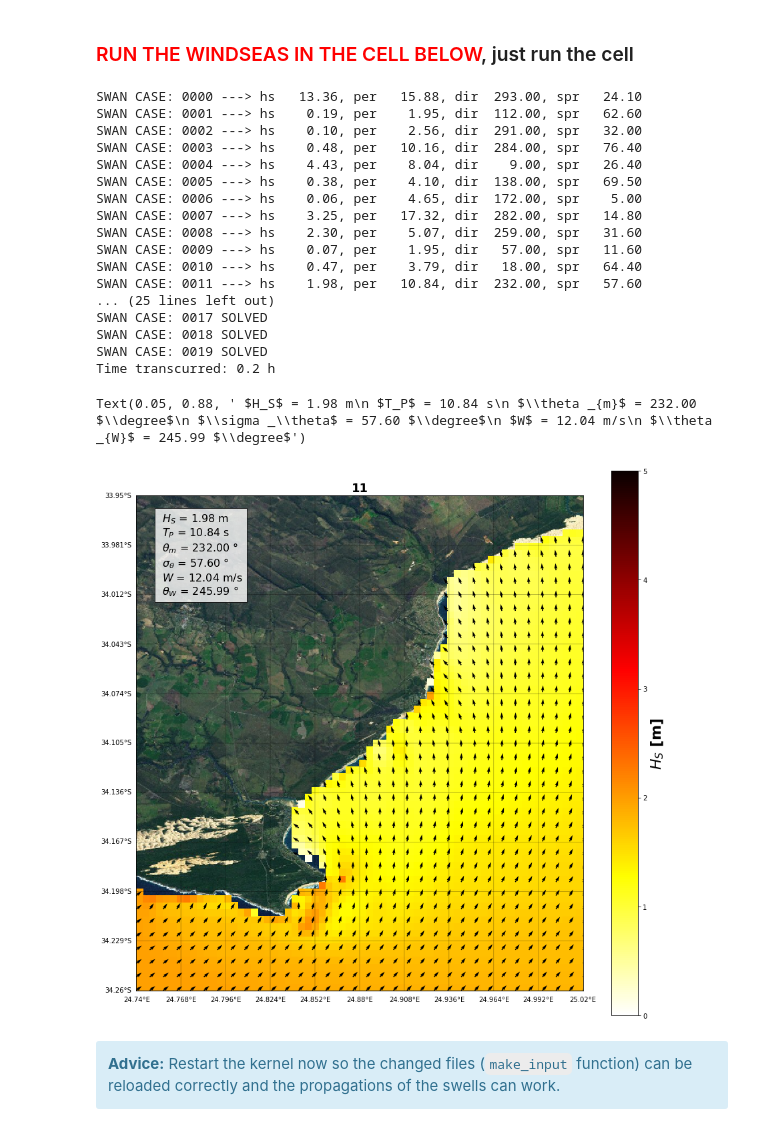
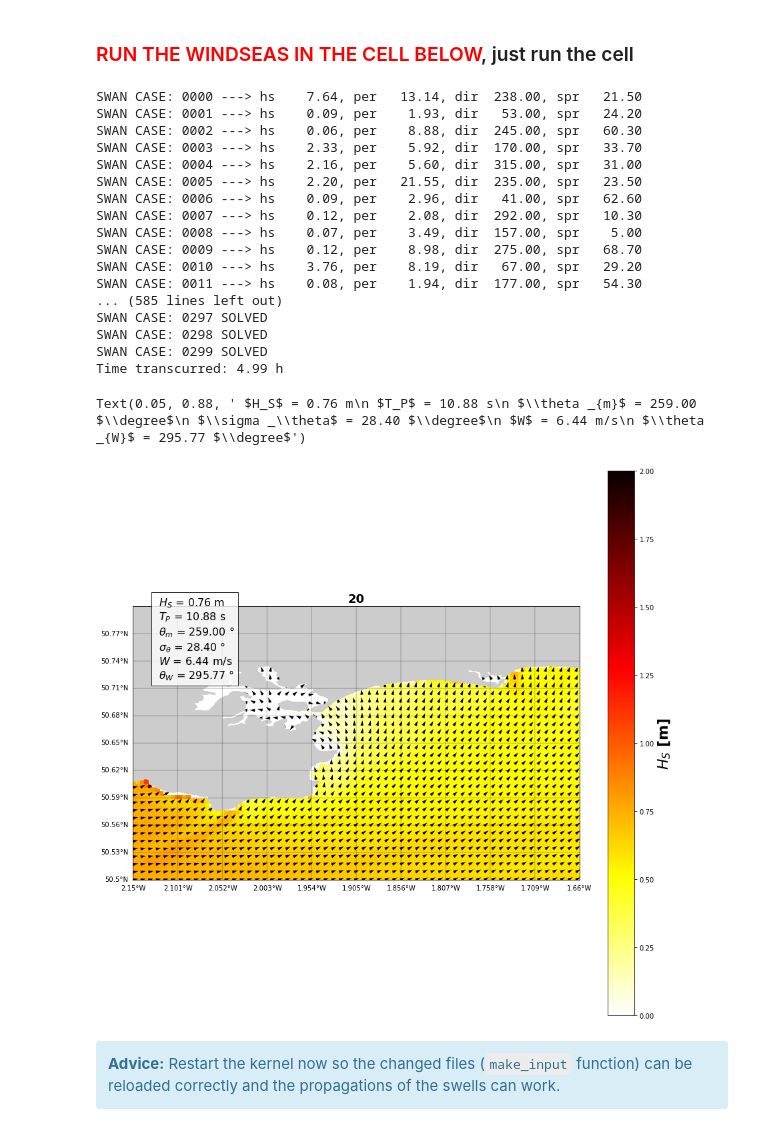
Before and after one commit to javitausia/DeliWaves, a Jupyter notebook: swan/swan_notebook.ipynb, the cells around one changed output. Drawn from its saved outputs; the diff is of its cells as text; code cells hidden in the pictures.

```diff
--- a/swan/swan_notebook.ipynb
+++ b/swan/swan_notebook.ipynb
@@ -44,7 +44,7 @@ t0 = time()
 from lib.wrap import SwanProject, SwanWrap_STAT
 # %%
 # data
-num_cases = 20 # number selected in MDA section
+num_cases = 300 # number selected in MDA section
 p_data = op.abspath(op.join(os.getcwd(), '..', 'data'))
 p_hind = op.join(p_data, 'hindcast')
 waves = pd.read_pickle(op.join(p_hind, 'sea_cases_'+str(num_cases)+'.pkl'))
@@ -86,24 +86,25 @@ As a recommendation, download a bigger area than the one that wants to be used,
 # --------------------------------------------------------------------------- #
 # ----------------  EDIT ONLY THIS PART  ------------------------------------ #
 # --------------------------------------------------------------------------- #
-name = 'SAF' # please choose a short name (max 3 letters)
+name = 'BRM' # please choose a short name (max 3 letters)
 # Coordinates section
 # Place the coordinates as they are proportioned in Google Maps
-ini_lon = 24.74
-end_lon = 25.02
-ini_lat = -34.26
-end_lat = -33.95
+ini_lon = -2.15
+end_lon = -1.66
+ini_lat = 50.50
+end_lat = 50.80
 # --------------------------------------------------------------------------- #
 # ----------------  END EDIT  ----------------------------------------------- #
 # %%
 # --------------------------------------------------------------------------- #
 # depth auto-selection
-p_depth = op.join(p_data, 'bathymetry', 'gebco_2020_n-33.0_s-35.0_w24.0_e26.0.nc') # downloaded bathy
+p_depth = op.join(p_data, 'bathymetry', 'gebco_2020_n51.0_s50.3_w-3.0_e-1.0.nc') # downloaded bathy
 depth = xr.open_dataset(p_depth)
 depth = depth.sel(lat=slice(ini_lat,end_lat)).sel(lon=slice(ini_lon,end_lon))
 x_point = len(depth.lon.values)
 y_point = len(depth.lat.values)
 resolution = round(abs(end_lon - ini_lon) / x_point, 4)
+print('Resolution: {} º'.format(resolution))
 # %%
 plt.figure(figsize=(10,10))
 depth.elevation.plot()
@@ -211,36 +212,36 @@ waves_propagated.to_netcdf(op.join(p_proj, n_proj, 'sea_propagated_'+str(num_cas
 
 print('Time transcurred: ' + str(round((time()-t0)/3600, 2)) + ' h')
 # %% [output]
-SWAN CASE: 0000 ---> hs   13.36, per   15.88, dir  293.00, spr   24.10
-SWAN CASE: 0001 ---> hs    0.19, per    1.95, dir  112.00, spr   62.60
-SWAN CASE: 0002 ---> hs    0.10, per    2.56, dir  291.00, spr   32.00
-SWAN CASE: 0003 ---> hs    0.48, per   10.16, dir  284.00, spr   76.40
-SWAN CASE: 0004 ---> hs    4.43, per    8.04, dir    9.00, spr   26.40
-SWAN CASE: 0005 ---> hs    0.38, per    4.10, dir  138.00, spr   69.50
-SWAN CASE: 0006 ---> hs    0.06, per    4.65, dir  172.00, spr    5.00
-SWAN CASE: 0007 ---> hs    3.25, per   17.32, dir  282.00, spr   14.80
-SWAN CASE: 0008 ---> hs    2.30, per    5.07, dir  259.00, spr   31.60
-SWAN CASE: 0009 ---> hs    0.07, per    1.95, dir   57.00, spr   11.60
-SWAN CASE: 0010 ---> hs    0.47, per    3.79, dir   18.00, spr   64.40
-SWAN CASE: 0011 ---> hs    1.98, per   10.84, dir  232.00, spr   57.60
-... (25 lines left out)
-SWAN CASE: 0017 SOLVED
-SWAN CASE: 0018 SOLVED
-SWAN CASE: 0019 SOLVED
-Time transcurred: 0.2 h
+SWAN CASE: 0000 ---> hs    7.64, per   13.14, dir  238.00, spr   21.50
+SWAN CASE: 0001 ---> hs    0.09, per    1.93, dir   53.00, spr   24.20
+SWAN CASE: 0002 ---> hs    0.06, per    8.88, dir  245.00, spr   60.30
+SWAN CASE: 0003 ---> hs    2.33, per    5.92, dir  170.00, spr   33.70
+SWAN CASE: 0004 ---> hs    2.16, per    5.60, dir  315.00, spr   31.00
+SWAN CASE: 0005 ---> hs    2.20, per   21.55, dir  235.00, spr   23.50
+SWAN CASE: 0006 ---> hs    0.09, per    2.96, dir   41.00, spr   62.60
+SWAN CASE: 0007 ---> hs    0.12, per    2.08, dir  292.00, spr   10.30
+SWAN CASE: 0008 ---> hs    0.07, per    3.49, dir  157.00, spr    5.00
+SWAN CASE: 0009 ---> hs    0.12, per    8.98, dir  275.00, spr   68.70
+SWAN CASE: 0010 ---> hs    3.76, per    8.19, dir   67.00, spr   29.20
+SWAN CASE: 0011 ---> hs    0.08, per    1.94, dir  177.00, spr   54.30
+... (585 lines left out)
+SWAN CASE: 0297 SOLVED
+SWAN CASE: 0298 SOLVED
+SWAN CASE: 0299 SOLVED
+Time transcurred: 4.99 h
 # %%
 # Select the case to plot
-case = 11 # have a look at the variables in the cell above
+case = 20 # have a look at the variables in the cell above
 # %%
 plt.figure(figsize=(15,15))
 
 # Plot the Basemap
 m = Basemap(llcrnrlon=ini_lon,  llcrnrlat=ini_lat,
             urcrnrlon=end_lon, urcrnrlat=end_lat,
-            resolution='l')
+            resolution='f')
 
 # Then add element: draw coast line, map boundary, and fill continents:
-m.arcgisimage(service='ESRI_Imagery_World_2D', xpixels=1000) # becareful with adding xpixels
+m.fillcontinents()
 grid_step_lon = round(abs(end_lon - ini_lon) / 10, 3)
 grid_step_lat = round(abs(end_lat - ini_lat) / 10, 3)
 m.drawmeridians(np.arange(ini_lon, end_lon+grid_step_lon, grid_step_lon),
@@ -256,41 +257,41 @@ xx = np.linspace(ini_lon, end_lon, x_point)
 yy = np.linspace(ini_lat, end_lat, y_point)
 X, Y = np.meshgrid(xx, yy)
 hsig = waves_propagated.sel(case=case).Hsig.values.T
-P = plt.pcolor(X, Y, hsig, cmap='hot_r', vmin=0, vmax=5)
+P = plt.pcolor(X, Y, hsig, cmap='hot_r', vmin=0, vmax=2)
 PC = plt.colorbar(P)
 PC.set_label('$H_{S}$ [m]', fontsize=22, fontweight='bold')
 # --------------------------------------------------------------------------- #
 # Dir, Dspr and Tp
 dir_step = 2 # not all arrows are plotted
 xx = xx[::dir_step]
 yy = yy[::dir_step]
 X, Y = np.meshgrid(xx, yy)
 dirr = waves_propagated.sel(case=case).Dir.values.T
 dirr = (dirr*np.pi/180)[::dir_step,::dir_step]
 perr = waves_propagated.sel(case=case).TPsmoo.values.T
 perr = perr[::dir_step,::dir_step]
 U = -(np.sin(dirr) * perr)
 V = -(np.cos(dirr) * perr)
 plt.quiver(X, Y, U, V, color='k')
 plt.xticks([])
 plt.yticks([])
 
 textstr = '\n'.join((
         r' $H_S$ = %.2f m' % (waves_case['hs'], ),
         r' $T_P$ = %.2f s' % (waves_case['per'], ),
         r' $\theta _{m}$ = %.2f $\degree$' % (waves_case['dir'], ),
         r' $\sigma _\theta$ = %.2f $\degree$' % (waves_case['spr'], ),
         r' $W$ = %.2f m/s' % (waves_case['vel'], ),
         r' $\theta _{W}$ = %.2f $\degree$' % (waves_case['dirw'], )))
 plt.text(0.05, 0.88, textstr,
          {'color': 'k', 'fontsize': 16},
          horizontalalignment='left',
          verticalalignment='center',
          transform=plt.gca().transAxes,
          bbox={'facecolor': 'white', 'alpha': 0.8, 'pad': 6})
 # %% [output]
-Text(0.05, 0.88, ' $H_S$ = 1.98 m\n $T_P$ = 10.84 s\n $\\theta _{m}$ = 232.00 $\\degree$\n $\\sigma _\\theta$ = 57.60 $\\degree$\n $W$ = 12.04 m/s\n $\\theta _{W}$ = 245.99 $\\degree$')
+Text(0.05, 0.88, ' $H_S$ = 0.76 m\n $T_P$ = 10.88 s\n $\\theta _{m}$ = 259.00 $\\degree$\n $\\sigma _\\theta$ = 28.40 $\\degree$\n $W$ = 6.44 m/s\n $\\theta _{W}$ = 295.77 $\\degree$')
-[figure, old version]
+[figure, new version]
 # %% [markdown]
 <div class="alert alert-block alert-info">
 <b>Advice:</b> Restart the kernel now so the changed files (<code>make_input</code> function) can be reloaded correctly and the propagations of the swells can work.
```
Also changed, not shown: parts of 10 cells of this notebook, 3 other files.
